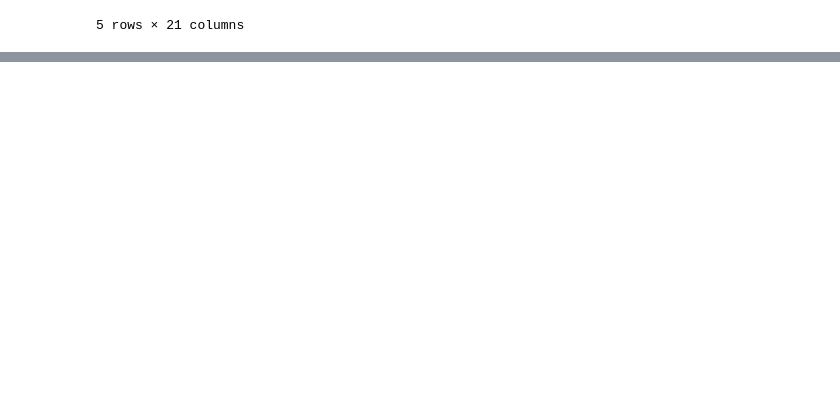
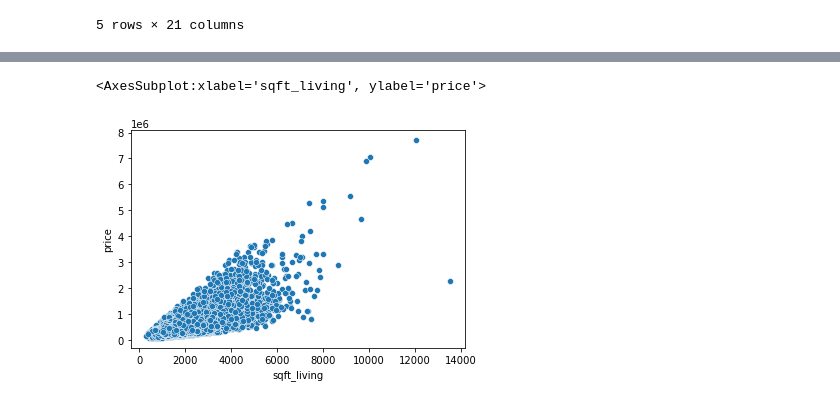
Before and after one commit to Sanoj32/Major-Project, a Jupyter notebook: jupyter_notebooks/Project.ipynb, the cells around one changed output, grey strips where cells are left out. Saved outputs shown, nothing was run; the diff lists cells and outputs as text; code cells hidden in the pictures; blank space fills up the shorter version.

```diff
--- a/jupyter_notebooks/Project.ipynb
+++ b/jupyter_notebooks/Project.ipynb
@@ -18,0 +62,7 @@ data.head()
+# %%
+price = data.price
+sq_ft = data.sqft_living
+sns.scatterplot(x=sq_ft,y=price)
+# %% [output]
+<AxesSubplot:xlabel='sqft_living', ylabel='price'>
+[figure, added]
```
Also changed, not shown: parts of 6 cells of this notebook.
